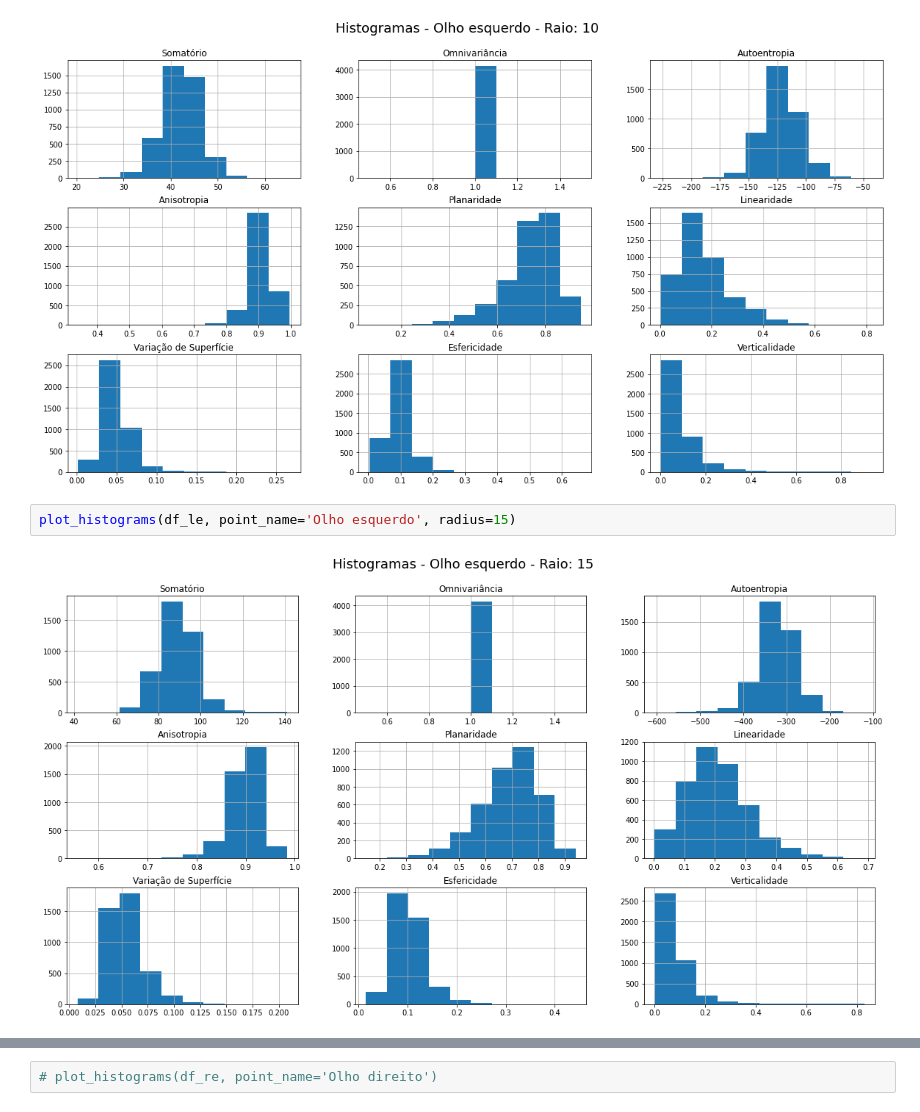
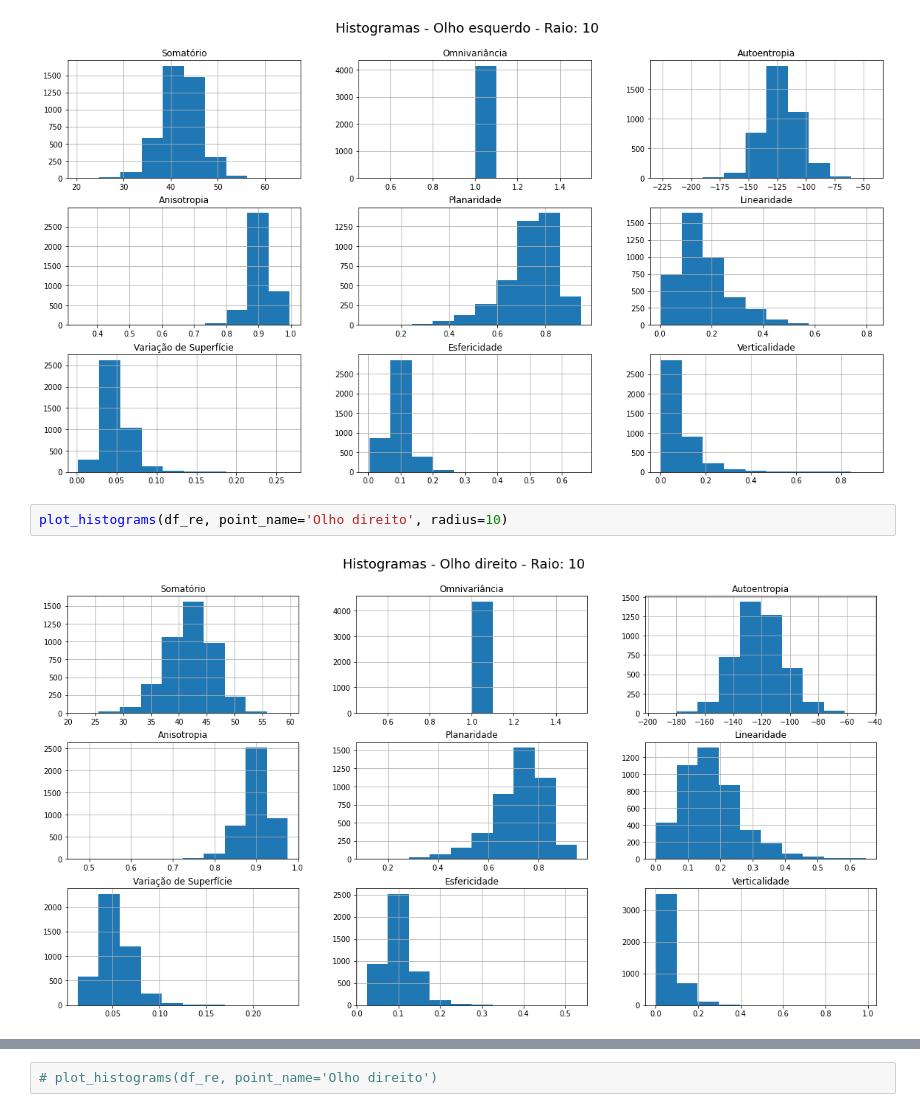
Before and after one commit to thalissonfelipe/landmarks, a Jupyter notebook: Análises da Features da Matriz de Covariância (Raios 10, 15, 20, 25, 30).ipynb, the cells around one changed output, grey strips where cells are left out. Cells and saved outputs as stored; diff of their text form.

```diff
--- a/Análises da Features da Matriz de Covariância (Raios 10, 15, 20, 25, 30).ipynb
+++ b/Análises da Features da Matriz de Covariância (Raios 10, 15, 20, 25, 30).ipynb
@@ -109,6 +111,6 @@ plot_histograms(df_le, point_name='Olho esquerdo', radius=10)
 # %% [output]
 [figure]
 # %%
-plot_histograms(df_le, point_name='Olho esquerdo', radius=15)
+plot_histograms(df_re, point_name='Olho direito', radius=10)
 # %% [output]
-[figure, old version]
+[figure, new version]
```
Also changed, not shown: parts of 8 cells of this notebook, 4 other files.
